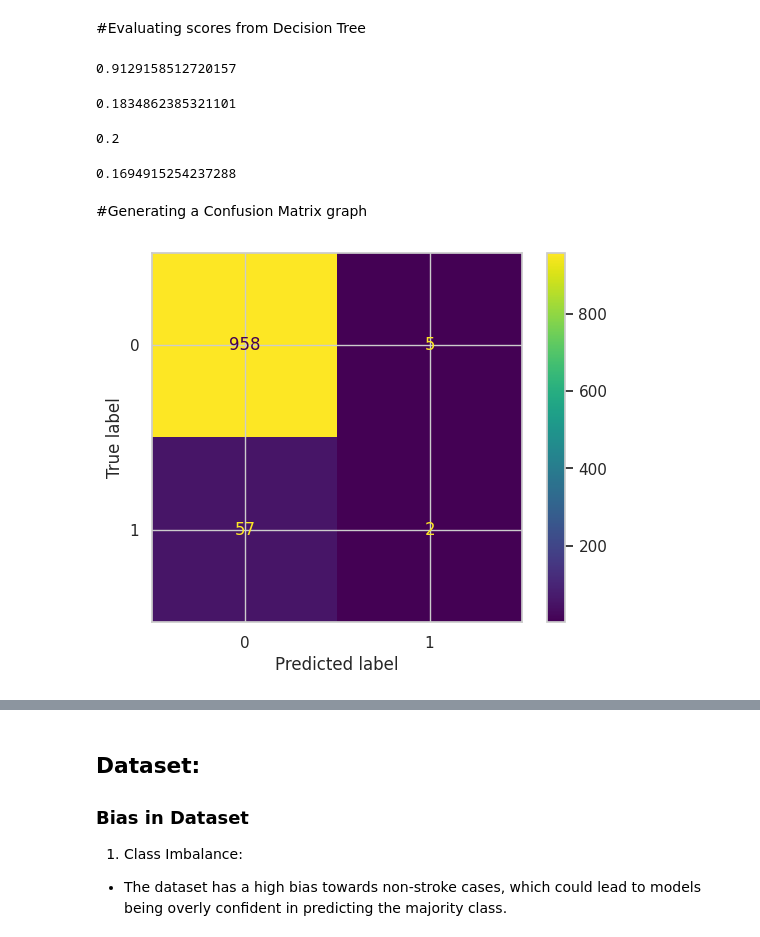
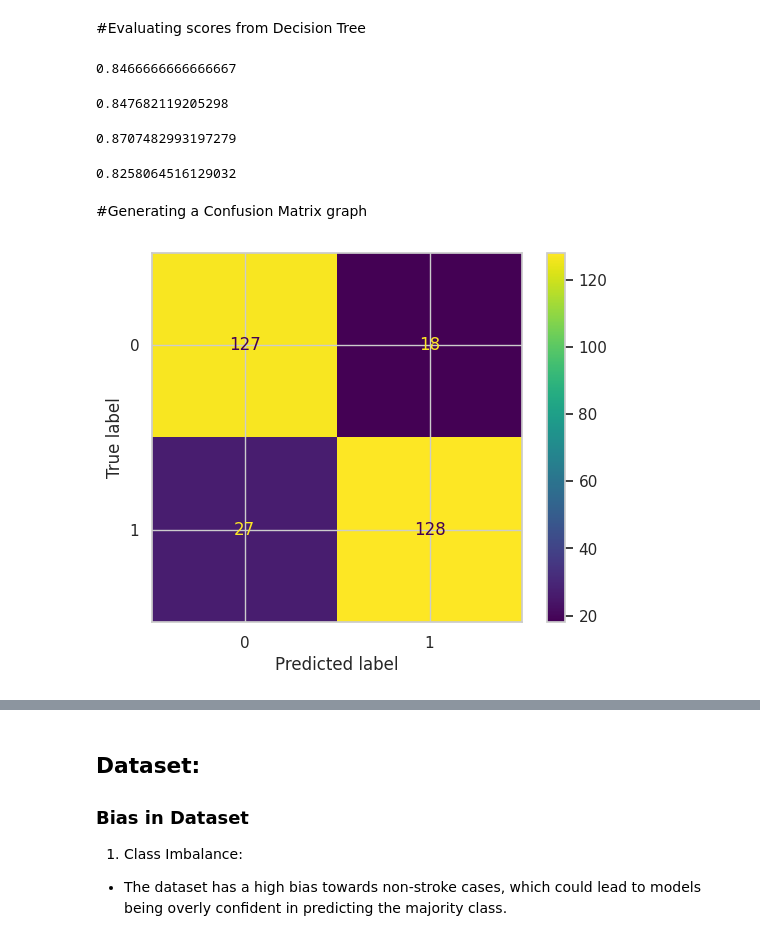
Before and after one commit to ntr262003/Infosys_Stroke_Patient_Healthcare, a Jupyter notebook: Milestone4_Tulasiram.ipynb, the cells around one changed output, grey strips where cells are left out. Saved outputs shown, nothing was run; the diff lists cells and outputs as text; code cells hidden in the pictures.

```diff
--- a/Milestone4_Tulasiram.ipynb
+++ b/Milestone4_Tulasiram.ipynb
@@ -1042,0 +1066,15 @@ array([0, 1])
+# %%
+from sklearn.model_selection import train_test_split
+from sklearn.linear_model import LogisticRegression
+from sklearn.metrics import precision_recall_curve, PrecisionRecallDisplay
+from sklearn.datasets import make_classification
+
+# Generate synthetic data
+X, y = make_classification(n_samples=1000, n_features=20, random_state=42)
+
+# Split into training and test sets
+X_train, X_test, y_train, y_test = train_test_split(X, y, test_size=0.3, random_state=42)
+
+# Initialize and fit the model
+clf = LogisticRegression(random_state=42)
+clf.fit(X_train, y_train)
@@ -1042,0 +1083,8 @@ array([0, 1])
+# %%
+# Get predicted probabilities for the positive class
+Logistic_pred = clf.predict_proba(X_test)[:, 1]
+
+# Compute precision, recall, and thresholds
+precision, recall, thresholds = precision_recall_curve(y_test, Logistic_pred)
+
+print("Thresholds:", thresholds)
@@ -1062,32 +1127,39 @@ model1.fit(X_train, y_train)
 tree_pred = model1.predict(X_test)
 model1.score(X_test, y_test)
 # %% [output]
-0.9129158512720157
+0.8466666666666667
 # %%
 f1_score(y_test, tree_pred)
 # %% [output]
-0.1834862385321101
+0.847682119205298
 # %%
 precision_score(y_test, tree_pred)
 # %% [output]
-0.2
+0.8707482993197279
 # %%
 recall_score(y_test,tree_pred)
 # %% [output]
-0.1694915254237288
+0.8258064516129032
 # %% [markdown]
 #Generating a Confusion Matrix graph
 # %%
 from sklearn import metrics
+import matplotlib.pyplot as plt
 
-Confusion_matrix = metrics.confusion_matrix(y_test, Logistic_pred)
+# Convert probabilities to binary predictions
+Logistic_pred_binary = (Logistic_pred >= 0.5).astype(int)
 
-cm_display = metrics.ConfusionMatrixDisplay(confusion_matrix = Confusion_matrix, display_labels = [0, 1])
+# Compute confusion matrix
+Confusion_matrix = metrics.confusion_matrix(y_test, Logistic_pred_binary)
 
+# Create confusion matrix display
+cm_display = metrics.ConfusionMatrixDisplay(confusion_matrix=Confusion_matrix, display_labels=[0, 1])
+
+# Plot confusion matrix
 cm_display.plot()
 plt.show()
 # %% [output]
-[figure, old version]
+[figure, new version]
 # %%
 tp = Confusion_matrix[0][0] #True Positive
 fn = Confusion_matrix[0][1] #False Negative
```
Also changed, not shown: parts of 18 cells of this notebook.
